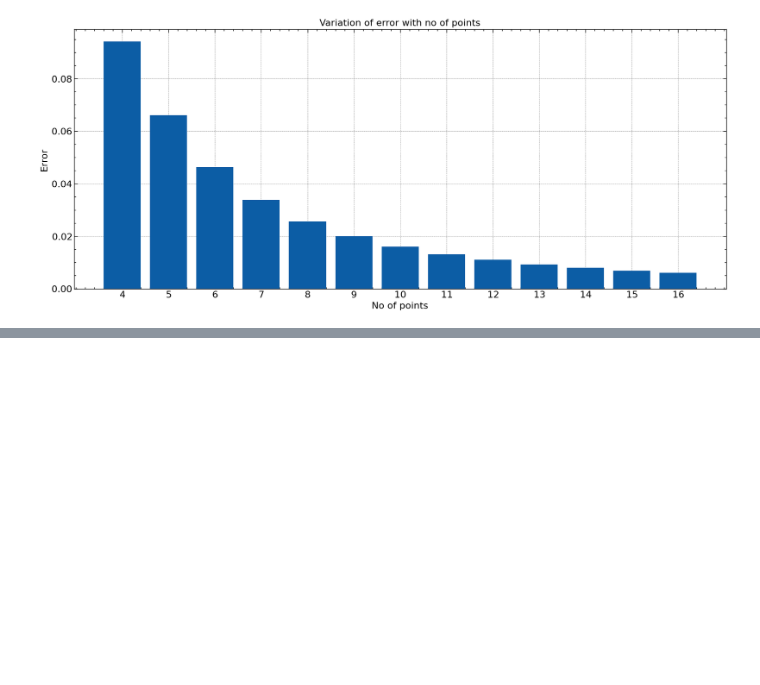
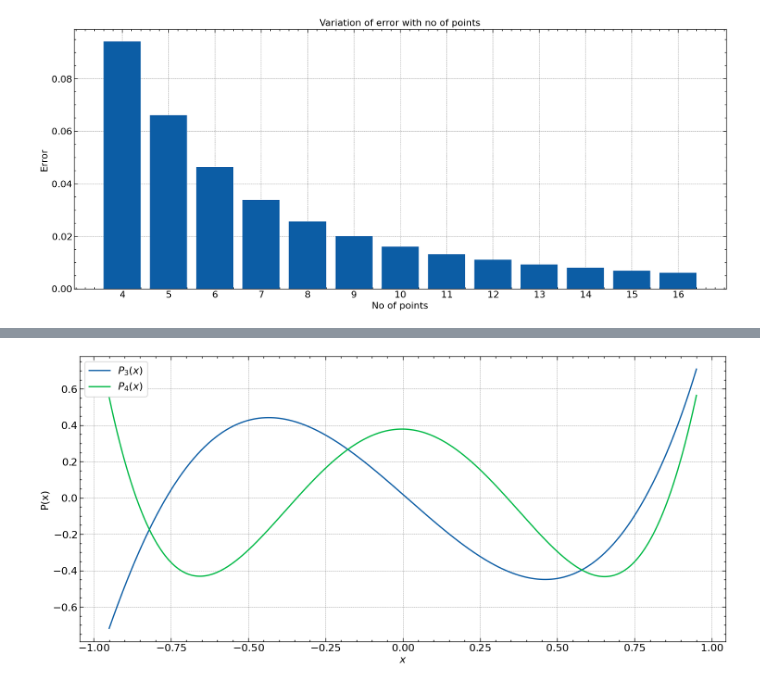
Before and after one commit to Souvik-0612/UnderGrad, a Jupyter notebook: 5th Sem/CollegeProject.ipynb, the cells around one changed output, grey strips where cells are left out. Saved outputs shown, nothing was run; the diff lists cells and outputs as text; code cells hidden in the pictures; blank space fills up the shorter version.

```diff
--- a/5th Sem/CollegeProject.ipynb
+++ b/5th Sem/CollegeProject.ipynb
@@ -87,0 +97,31 @@ plt.show()
+# %%
+def Ledengre(xi, xf, N, l, B):  #B for boundary value at x < 0
+    x, h = np.linspace(xi, xf, N, retstep=True)
+    y = np.zeros((N)); yp = np.zeros((N))
+    y[0] = B
+    m = -10
+    while m <= 5:
+        yp[0] = m
+        #Euler method
+        for i in range(N-1):
+            y[i+1] = y[i] + h*yp[i]
+            yp[i+1] = yp[i] + h*(2*x[i]*yp[i] - l*(l+1)*y[i])/(1 - x[i]**2)
+        # Tolerance
+        if abs(y[0]*(-1)**l - y[-1]) < 0.01:
+            break
+        m += 0.001
+    return x, y
+# %%
+xi, xf, N = -0.95, 0.95, 1000
+
+x1, y1 = Ledengre(xi, xf, N, 3, -0.71843)
+x2, y2 = Ledengre(xi, xf, 4000, 4, 0.55408)
+
+plt.figure(figsize=(18, 8))
+plt.plot(x1, y1, label = r"$P_3(x)$")
+plt.plot(x2, y2, label = r"$P_4(x)$")
+plt.legend(loc = "best")
+plt.xlabel(r"$x$"); plt.ylabel(r"P(x)")
+plt.show()
+# %% [output]
+[figure, added]
```
Also changed, not shown: parts of 10 cells of this notebook, 1 other file.
